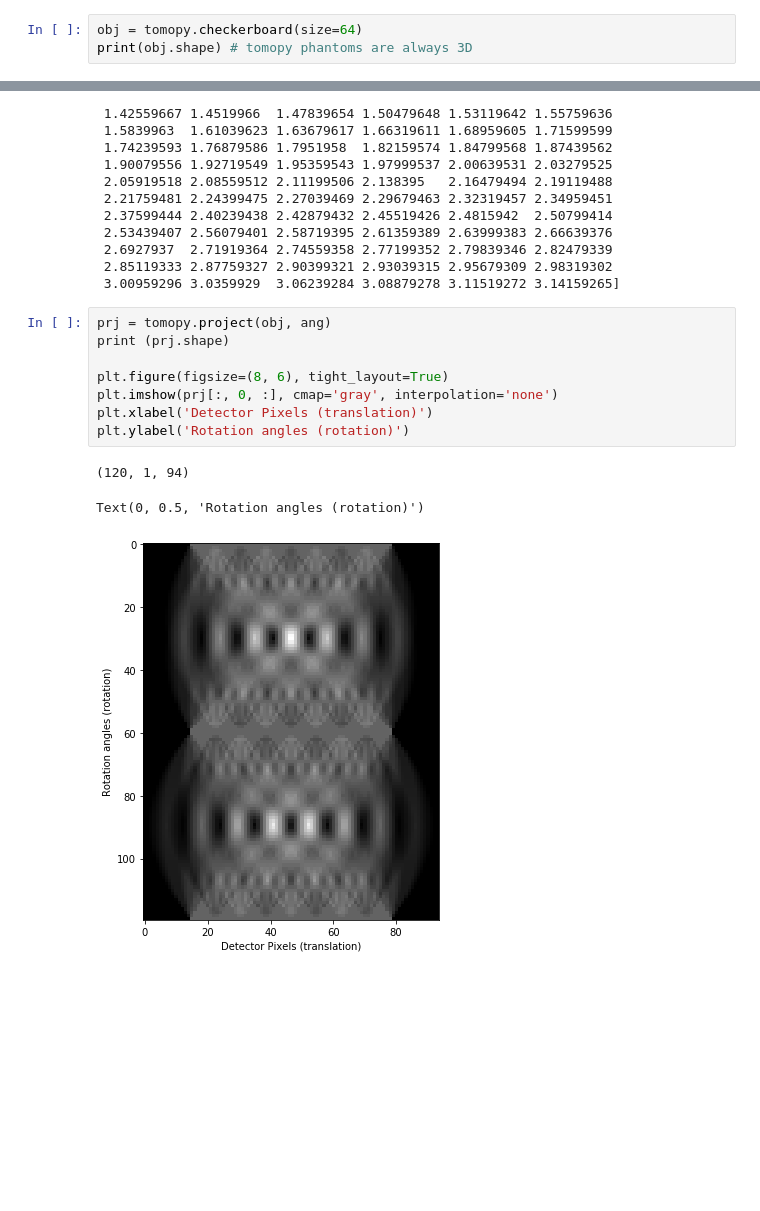
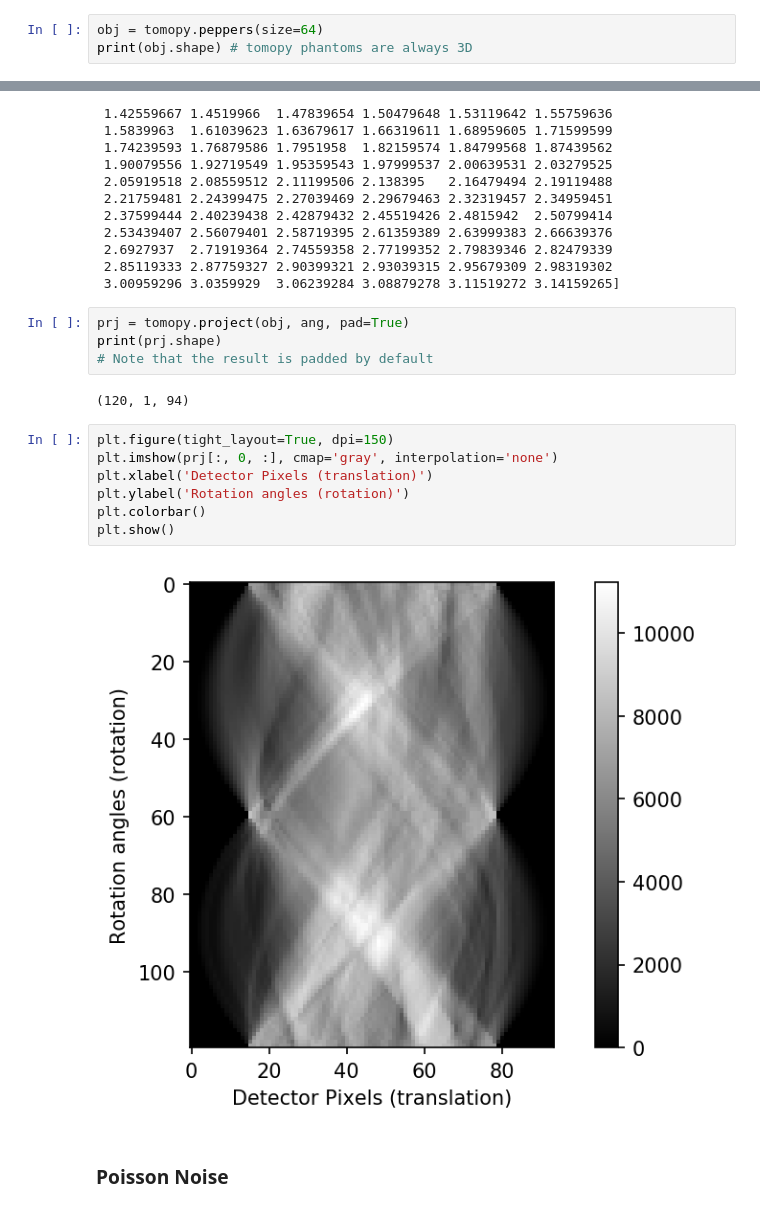
Before and after one commit to tomopy/tomopy-short-course, a Jupyter notebook: notebooks/tomopy-simulate.ipynb, the cells around one changed output, grey strips where cells are left out. Saved outputs shown, nothing was run; the diff lists cells and outputs as text; blank space fills up the shorter version.

```diff
--- a/notebooks/tomopy-simulate.ipynb
+++ b/notebooks/tomopy-simulate.ipynb
@@ -15,7 +15,7 @@ import matplotlib.pyplot as plt
 
 TomoPy comes with 9 images which can be used a phantoms: baboon, barbara, cameraman, checkerboard, lena, peppers, phantom, shepp2d, shepp3d.
 # %%
-obj = tomopy.checkerboard(size=64)
+obj = tomopy.peppers(size=64)
 print(obj.shape) # tomopy phantoms are always 3D
 # %% [output]
 (1, 64, 64)
@@ -55,15 +56,20 @@ print(ang)
  2.6927937  2.71919364 2.74559358 2.77199352 2.79839346 2.82479339
  2.85119333 2.87759327 2.90399321 2.93039315 2.95679309 2.98319302
  3.00959296 3.0359929  3.06239284 3.08879278 3.11519272 3.14159265]
+# %%
+prj = tomopy.project(obj, ang, pad=True)
+print(prj.shape)
+# Note that the result is padded by default
+# %% [output]
+(120, 1, 94)
 # %%
-prj = tomopy.project(obj, ang)
-print (prj.shape)
-
-plt.figure(figsize=(8, 6), tight_layout=True)
+plt.figure(tight_layout=True, dpi=150)
 plt.imshow(prj[:, 0, :], cmap='gray', interpolation='none')
 plt.xlabel('Detector Pixels (translation)')
 plt.ylabel('Rotation angles (rotation)')
+plt.colorbar()
+plt.show()
 # %% [output]
-(120, 1, 94)
-Text(0, 0.5, 'Rotation angles (rotation)')
-[figure, old version]
+[figure, new version]
+# %% [markdown]
+### Poisson Noise
```
Also changed, not shown: parts of 17 cells of this notebook.
